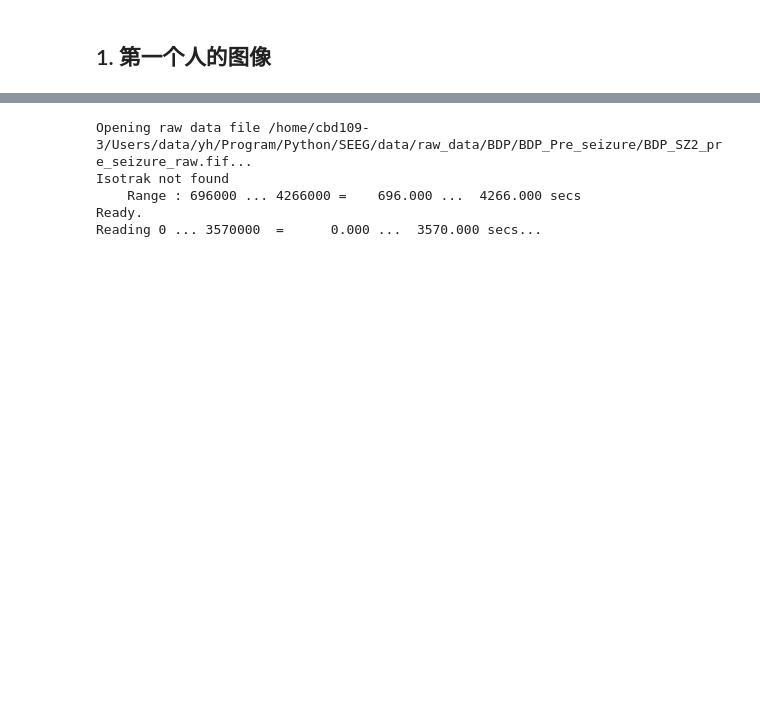
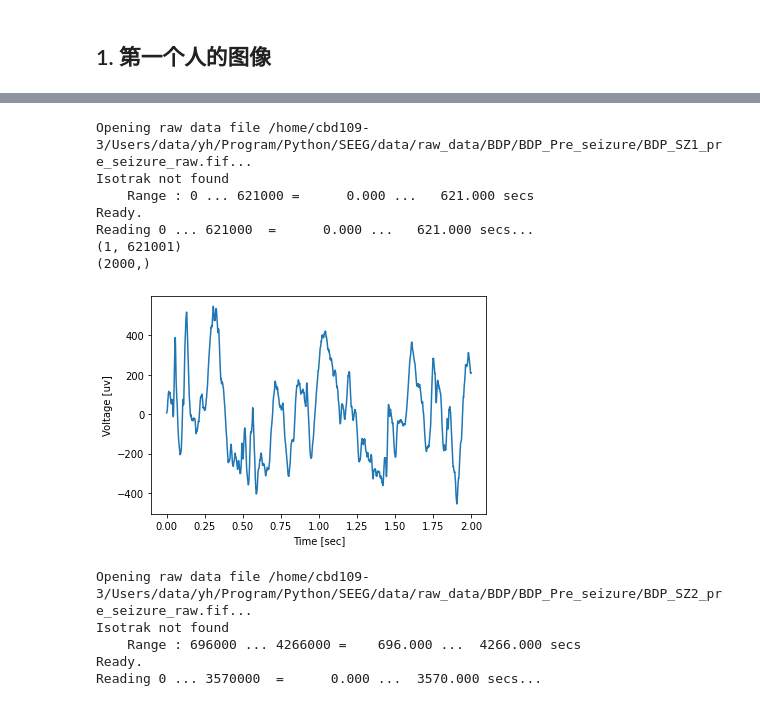
Before and after one commit to danzhewuju/SEEG, a Jupyter notebook: NoteBookJupyter/Raw_data_selected.ipynb, the cells around one changed output, grey strips where cells are left out. Saved outputs shown, nothing was run; the diff lists cells and outputs as text; code cells hidden in the pictures; blank space fills up the shorter version.

```diff
--- a/NoteBookJupyter/Raw_data_selected.ipynb
+++ b/NoteBookJupyter/Raw_data_selected.ipynb
@@ -41,3 +50,33 @@ plt.show()
+# %%
+# 1
+pre_1_raw_data = read_raw(pre_1_path)
+select_channel_data_J14 = select_channel_data(pre_1_raw_data, ['POL J14'])
+save_name = "e076f342-2552-11ea-9699-e0d55e6ff654-0.npy"
+save_path = os.path.join(save_dir, save_name+"cluster_1.pdf")
+print(select_channel_data_J14.shape)
+sampling = 1000
+start = 220
+end = 222
+y = select_channel_data_J14[:, start*sampling: end*sampling]
+y = y.flatten()
+print(y.shape)
+plt.figure()
+plt.plot()
+x = np.arange(0, 2, 1/1000)
+plt.plot(x, y*1e6)
+plt.xlabel("Time [sec]")
+plt.ylabel("Voltage [uv]")
+plt.savefig(save_path)
+plt.show()
+# %% [output]
+Opening raw data file /home/cbd109-3/Users/data/yh/Program/Python/SEEG/data/raw_data/BDP/BDP_Pre_seizure/BDP_SZ1_pre_seizure_raw.fif...
+Isotrak not found
+    Range : 0 ... 621000 =      0.000 ...   621.000 secs
+Ready.
+Reading 0 ... 621000  =      0.000 ...   621.000 secs...
+(1, 621001)
+(2000,)
+[figure, added]
 # %%
 # 4
 pre_2_raw_data = read_raw(pre_2_path)
```
Also changed, not shown: parts of 11 cells of this notebook, 3 other files.
